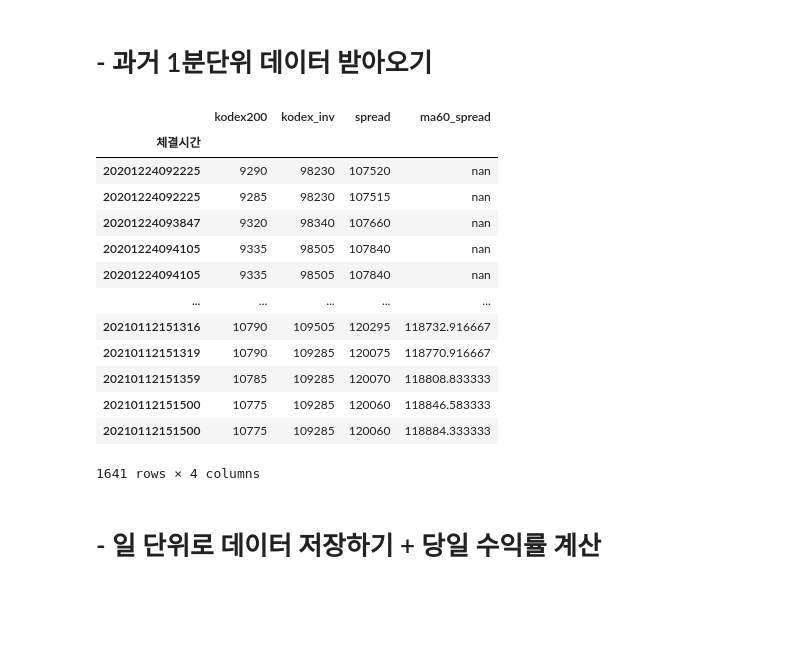
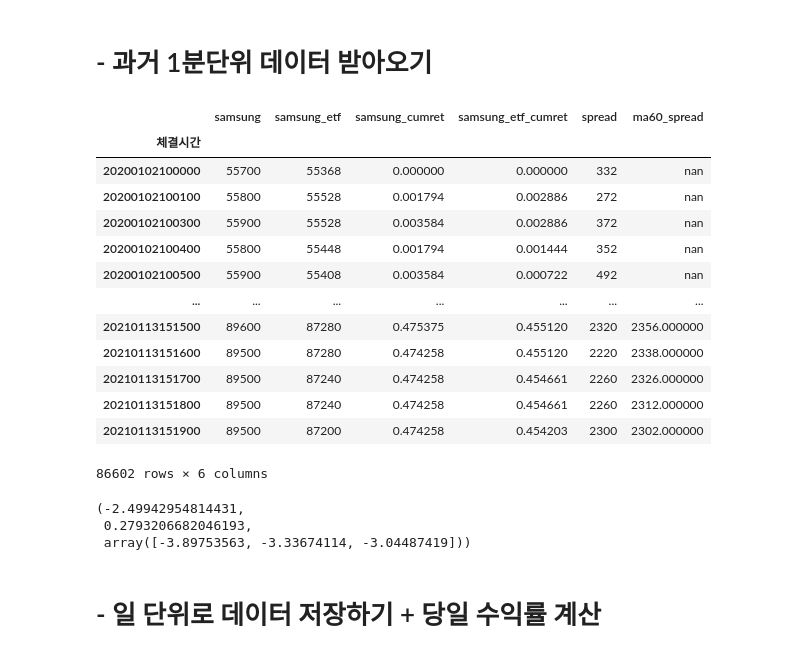
Before and after one commit to hyungchanchoi/AlgorithmTrading_pykiwoom, a Jupyter notebook: data analysis/_samsung_kodex_samsung_analy.ipynb, the cells around one changed output. Drawn from its saved outputs; the diff is of its cells as text; code cells hidden in the pictures; blank space fills up the shorter version.

```diff
--- a/data analysis/_samsung_kodex_samsung_analy.ipynb
+++ b/data analysis/_samsung_kodex_samsung_analy.ipynb
@@ -32,38 +32,53 @@ def one_day(temp,test_day):
 # %% [markdown]
 # - 과거 1분단위 데이터 받아오기
 # %%
-now = '20210112'
+now = '20210113'
 
-kodex200 = pd.read_pickle('KODEX 삼성그룹(T)_'+now)
-kodex_inv = pd.read_pickle('KODEX 삼성그룹밸류(T)_'+now)
+w = '20210113'
 
-temp =  pd.merge(left = kodex200 , right = kodex_inv, how = "inner", on = "체결시간")
+samsung = pd.read_pickle('삼성전자(m)_'+now)
+samsung_etf = pd.read_pickle('KODEX 삼성그룹(m)_'+now)
+
+temp =  pd.merge(left = samsung , right = samsung_etf, how = "inner", on = "체결시간")
 temp = temp.set_index('체결시간')
-temp.columns = ['kodex200','volume','kodex_inv','volume']
-temp = temp[['kodex200','kodex_inv']]
+temp.columns = ['samsung','volume','samsung_etf','volume']
+temp = temp[['samsung','samsung_etf']]
 
-temp['kodex200']=pd.to_numeric(temp['kodex200'])
-temp['kodex_inv']=pd.to_numeric(temp['kodex_inv'])
-temp['kodex_inv'] = temp['kodex_inv']*11
-temp['spread'] = temp['kodex200'] + temp['kodex_inv']
-temp['ma60_spread'] = temp['spread'].rolling(window=60, center=False).mean()
+temp['samsung']=pd.to_numeric(temp['samsung'])
+temp['samsung_etf']=pd.to_numeric(temp['samsung_etf'])
+
+temp['samsung']=abs(temp['samsung'])
+temp['samsung_etf']=abs(temp['samsung_etf'])
+
+temp['samsung_cumret'] = np.log(temp['samsung']/temp['samsung'][0])
+temp['samsung_etf_cumret'] = np.log(temp['samsung_etf']/temp['samsung_etf'][0])
+temp['samsung_etf'] = temp['samsung_etf'] * 8
+temp['spread'] = temp['samsung'] - temp['samsung_etf']
+temp['ma60_spread'] = temp['spread'].rolling(window=10, center=False).mean()
 
 temp
 # %% [output]
-|  | kodex200 | kodex_inv | spread | ma60_spread |
-| 체결시간 |  |  |  |  |
-| 20201224092225 | 9290 | 98230 | 107520 | nan |
-| 20201224092225 | 9285 | 98230 | 107515 | nan |
-| 20201224093847 | 9320 | 98340 | 107660 | nan |
-| 20201224094105 | 9335 | 98505 | 107840 | nan |
-| 20201224094105 | 9335 | 98505 | 107840 | nan |
-| ... | ... | ... | ... | ... |
-| 20210112151316 | 10790 | 109505 | 120295 | 118732.916667 |
-| 20210112151319 | 10790 | 109285 | 120075 | 118770.916667 |
-| 20210112151359 | 10785 | 109285 | 120070 | 118808.833333 |
-| 20210112151500 | 10775 | 109285 | 120060 | 118846.583333 |
-| 20210112151500 | 10775 | 109285 | 120060 | 118884.333333 |
+|  | samsung | samsung_etf | samsung_cumret | samsung_etf_cumret | spread | ma60_spread |
+| 체결시간 |  |  |  |  |  |  |
+| 20200102100000 | 55700 | 55368 | 0.000000 | 0.000000 | 332 | nan |
+| 20200102100100 | 55800 | 55528 | 0.001794 | 0.002886 | 272 | nan |
+| 20200102100300 | 55900 | 55528 | 0.003584 | 0.002886 | 372 | nan |
+| 20200102100400 | 55800 | 55448 | 0.001794 | 0.001444 | 352 | nan |
+| 20200102100500 | 55900 | 55408 | 0.003584 | 0.000722 | 492 | nan |
+| ... | ... | ... | ... | ... | ... | ... |
+| 20210113151500 | 89600 | 87280 | 0.475375 | 0.455120 | 2320 | 2356.000000 |
+| 20210113151600 | 89500 | 87280 | 0.474258 | 0.455120 | 2220 | 2338.000000 |
+| 20210113151700 | 89500 | 87240 | 0.474258 | 0.454661 | 2260 | 2326.000000 |
+| 20210113151800 | 89500 | 87240 | 0.474258 | 0.454661 | 2260 | 2312.000000 |
+| 20210113151900 | 89500 | 87200 | 0.474258 | 0.454203 | 2300 | 2302.000000 |
-1641 rows × 4 columns
+86602 rows × 6 columns
+# %%
+y = coint(temp['samsung_etf'][-10000:],temp['samsung'][-10000:])
+y
+# %% [output]
+(-2.49942954814431,
+ 0.2793206682046193,
+ array([-3.89753563, -3.33674114, -3.04487419]))
 # %% [markdown]
 # - 일 단위로 데이터 저장하기 + 당일 수익률 계산
 # %%
```
Also changed, not shown: parts of 4 cells of this notebook, 20 other files.
